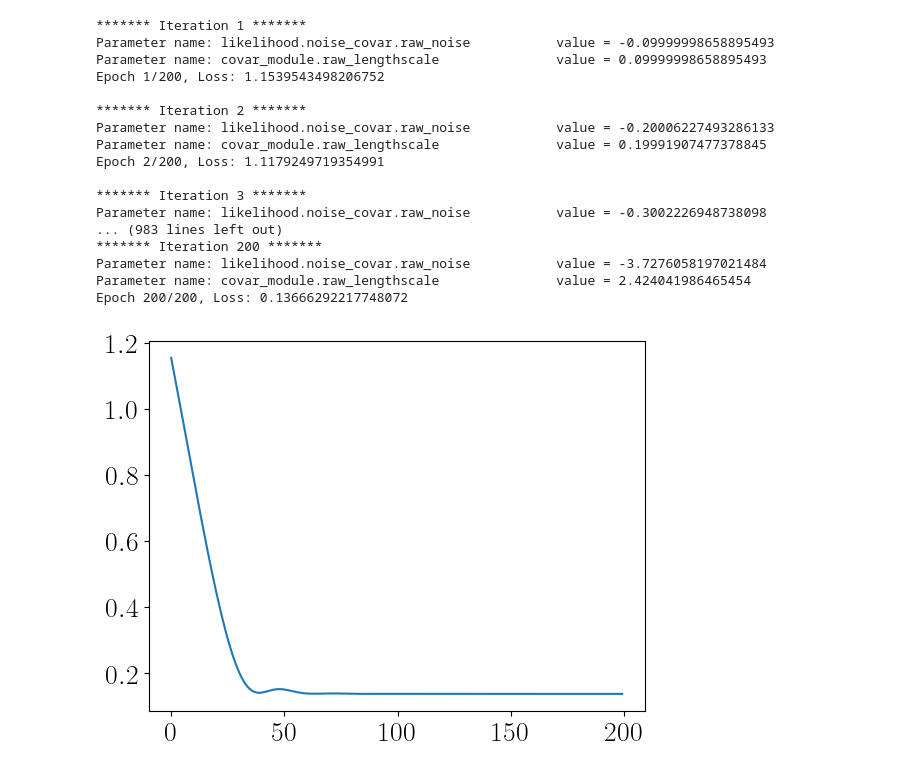
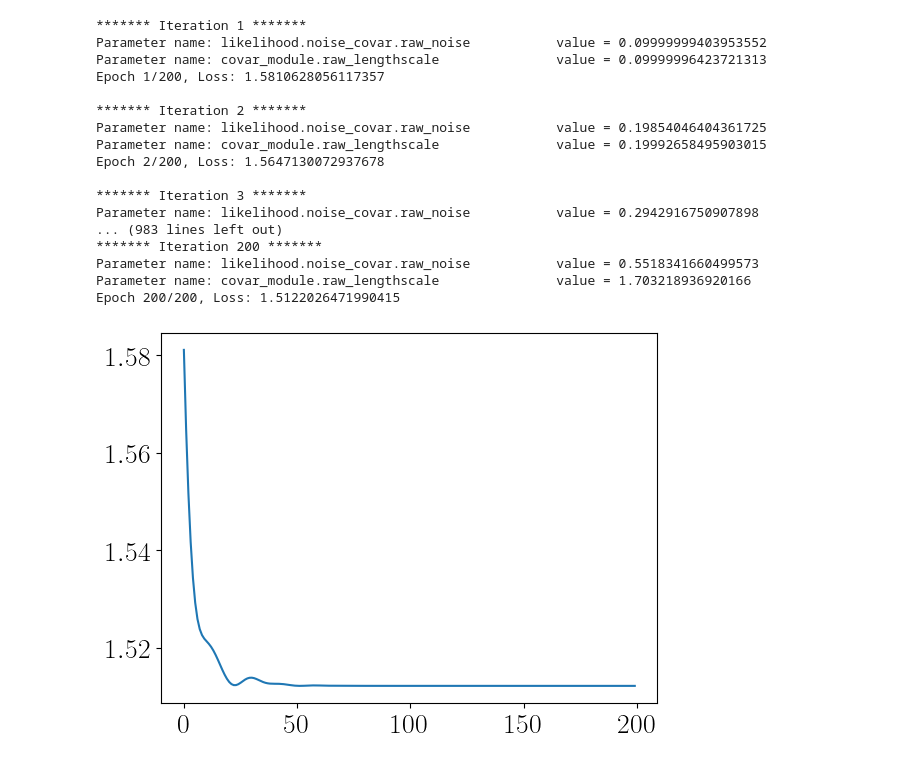
Before and after one commit to ozgeozbayram/GPR_homoscedastic, a Jupyter notebook: GP_library_implementation.ipynb, the cells around one changed output. Saved outputs shown, nothing was run; the diff lists cells and outputs as text; code cells hidden in the pictures.

```diff
--- a/GP_library_implementation.ipynb
+++ b/GP_library_implementation.ipynb
@@ -62,9 +62,9 @@ def make_predictions(model, test_x, likelihood):
     # Make predictions by feeding model through likelihood
     with torch.no_grad(), gpytorch.settings.fast_pred_var():
         observed_pred = likelihood(model(test_x))
-        # var = observed_pred.variance # Get the variance from the predictive distribution and set the bounds manually
+        var = observed_pred.variance # Get the variance from the predictive distribution and set the bounds manually
         lower, upper = observed_pred.confidence_region() # Get the bounds from the predictive distribution
-        return observed_pred, lower, upper
+        return observed_pred, lower, upper,var
 
 def plot_predictions(x_train, y_train,test_x, observed_pred, lower, upper):
     # Initialize plot
@@ -80,52 +80,55 @@ def plot_predictions(x_train, y_train,test_x, observed_pred, lower, upper):
     plt.ylabel('Y')
     plt.show()
 # %%
-x_train = np.array([-4.3, -4.6, -4.8, -3.1, -1.4, -5.6, -6.8, -4.1, -0.5, -2.4, -4.9, -3.6, -8.2, -5.9, -4.0,
-                    -8.5, -8.6, -0.6, -7.0, -7.4, -2.6, -2.9, -9.7, -2.2, -8.1, -1.9, -5.3, -6.7, -8.0, -0.4,
-                    -3.5, -5.8, -2.3, -1.5, -9.8, 10.0, 10.2, 10.1, 10.6, 9.5, -6.8, -7.0, -6.8, -6.9, -6.8]
-                   ).reshape((-1, 1))
-y_train = np.array([-0.6, 0.0, 0.2, -1.8, -1.7, 1.3, 1.8, -0.6, -0.6, -2.2, 0.3, -1.2, 1.5, 1.5, -1.1, 1.1, 1.4,
-                    -0.7, 2.1, 1.8, -1.8, -1.9, -0.1, -2.1, 1.6, -1.9, 0.5, 1.5, 1.3, -0.7, -1.3, 1.6, -2.2, -1.6,
-                    -0.3, 0.7, 1.1, 0.9, 1.0, 0.6, 2.0, 1.9, 1.9, 2.1, 1.9]).reshape((-1,1))
+# x_train = np.array([-4.3, -4.6, -4.8, -3.1, -1.4, -5.6, -6.8, -4.1, -0.5, -2.4, -4.9, -3.6, -8.2, -5.9, -4.0,
+#                     -8.5, -8.6, -0.6, -7.0, -7.4, -2.6, -2.9, -9.7, -2.2, -8.1, -1.9, -5.3, -6.7, -8.0, -0.4,
+#                     -3.5, -5.8, -2.3, -1.5, -9.8, 10.0, 10.2, 10.1, 10.6, 9.5, -6.8, -7.0, -6.8, -6.9, -6.8]
+#                    ).reshape((-1, 1))
+# y_train = np.array([-0.6, 0.0, 0.2, -1.8, -1.7, 1.3, 1.8, -0.6, -0.6, -2.2, 0.3, -1.2, 1.5, 1.5, -1.1, 1.1, 1.4,
+#                     -0.7, 2.1, 1.8, -1.8, -1.9, -0.1, -2.1, 1.6, -1.9, 0.5, 1.5, 1.3, -0.7, -1.3, 1.6, -2.2, -1.6,
+#                     -0.3, 0.7, 1.1, 0.9, 1.0, 0.6, 2.0, 1.9, 1.9, 2.1, 1.9]).reshape((-1,1))
+
+x_train = np.load("/Users/ozgeozbayram/Desktop/GP_heteroscedastic/X_train.npy")
+y_train = np.load("/Users/ozgeozbayram/Desktop/GP_heteroscedastic/Y_train.npy")
 
 X = torch.from_numpy(x_train).double()
 Y = torch.from_numpy(y_train).double().squeeze(-1)
 
-X_t = torch.linspace(float(min(X).item()-5), float(max(X).item()+5), 100, dtype=torch.float64).unsqueeze(-1)
+X_t = torch.linspace(float(min(X).item()), float(max(X).item()), 100, dtype=torch.float64).unsqueeze(-1)
 # %%
 likelihood = GaussianLikelihood() # https://docs.gpytorch.ai/en/latest/_modules/gpytorch/likelihoods/gaussian_likelihood.html
 mean_function = ZeroMean()
 kernel = MaternKernel(nu=1.5)
 
 num_iter = 200
 
 model, l = train_GPR(X,Y,kernel, mean_function, likelihood, num_iter)
 
 plt.plot(l)
 # Get into evaluation (predictive posterior) mode
 model.eval()
 likelihood.eval()
 
-observed_pred, lower, upper = make_predictions(model, X_t, likelihood)
+observed_pred, lower, upper,var = make_predictions(model, X_t, likelihood)
 # %% [output]
 ******* Iteration 1 *******
-Parameter name: likelihood.noise_covar.raw_noise           value = -0.09999998658895493
-Parameter name: covar_module.raw_lengthscale               value = 0.09999998658895493
-Epoch 1/200, Loss: 1.1539543498206752
+Parameter name: likelihood.noise_covar.raw_noise           value = 0.09999999403953552
+Parameter name: covar_module.raw_lengthscale               value = 0.09999996423721313
+Epoch 1/200, Loss: 1.5810628056117357
 
 ******* Iteration 2 *******
-Parameter name: likelihood.noise_covar.raw_noise           value = -0.20006227493286133
-Parameter name: covar_module.raw_lengthscale               value = 0.19991907477378845
-Epoch 2/200, Loss: 1.1179249719354991
+Parameter name: likelihood.noise_covar.raw_noise           value = 0.19854046404361725
+Parameter name: covar_module.raw_lengthscale               value = 0.19992658495903015
+Epoch 2/200, Loss: 1.5647130072937678
 
 ******* Iteration 3 *******
-Parameter name: likelihood.noise_covar.raw_noise           value = -0.3002226948738098
+Parameter name: likelihood.noise_covar.raw_noise           value = 0.2942916750907898
 ... (983 lines left out)
 ******* Iteration 200 *******
-Parameter name: likelihood.noise_covar.raw_noise           value = -3.7276058197021484
-Parameter name: covar_module.raw_lengthscale               value = 2.424041986465454
-Epoch 200/200, Loss: 0.13666292217748072
+Parameter name: likelihood.noise_covar.raw_noise           value = 0.5518341660499573
+Parameter name: covar_module.raw_lengthscale               value = 1.703218936920166
+Epoch 200/200, Loss: 1.5122026471990415
-[figure, old version]
+[figure, new version]
 # %%
 plot_predictions(X,Y,X_t.squeeze(-1), observed_pred, lower, upper)
 # get model parameters and print them
```
Also changed, not shown: parts of 5 cells of this notebook, 4 other files.
